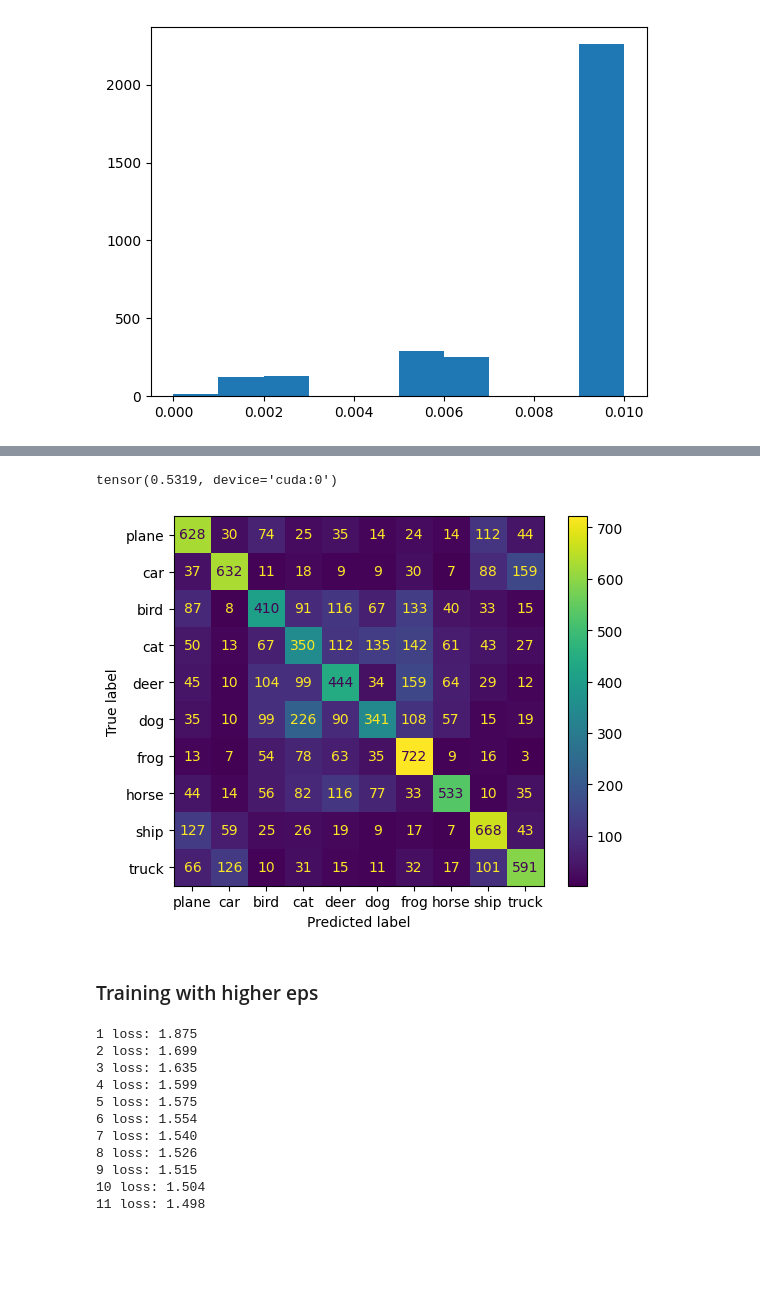
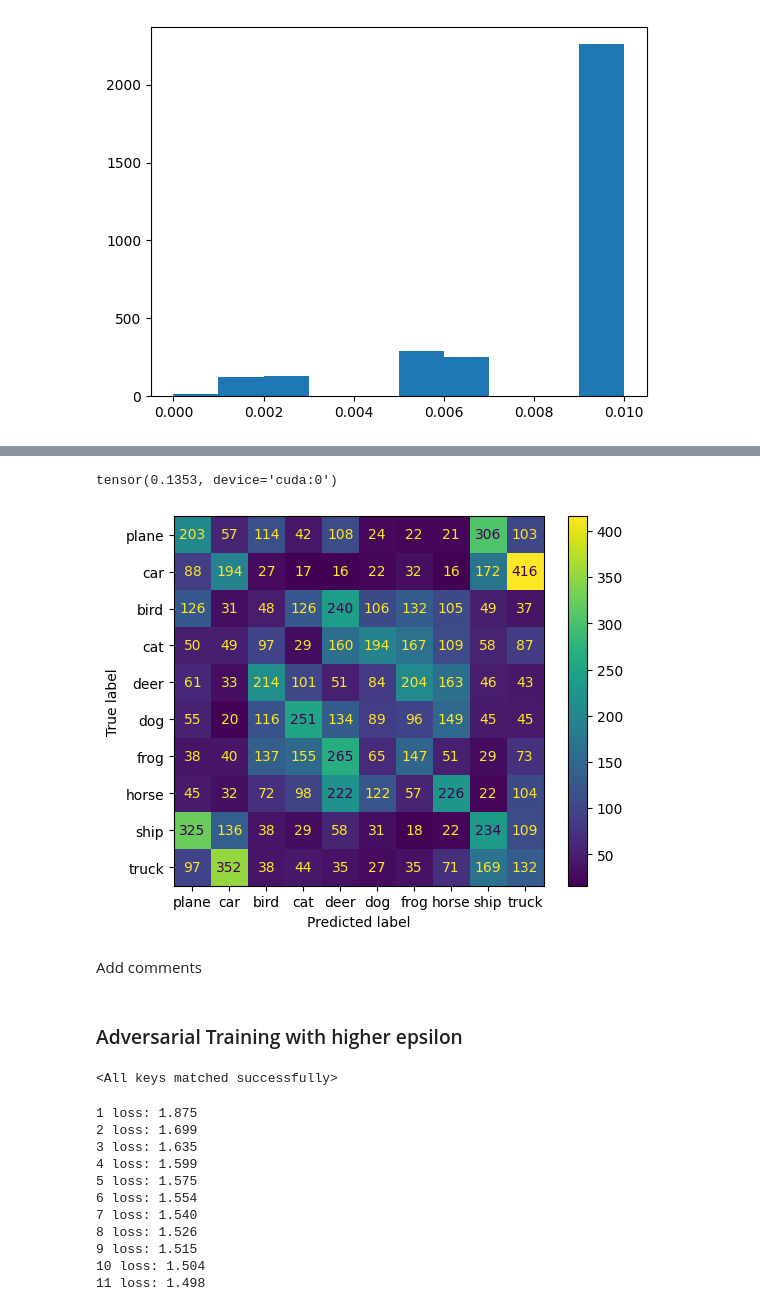
Before and after one commit to Sossio699/DLA, a Jupyter notebook: Lab4/Lab4_OOD.ipynb, the cells around one changed output, grey strips where cells are left out. Saved outputs shown, nothing was run; the diff lists cells and outputs as text; code cells hidden in the pictures; blank space fills up the shorter version.

```diff
--- a/Lab4/Lab4_OOD.ipynb
+++ b/Lab4/Lab4_OOD.ipynb
@@ -325,7 +319,8 @@ plt.legend()
 # %%
-_ = plt.hist(scores_test.detach().cpu(), 50, density=True, alpha=0.5, label='ID')
-_ = plt.hist(scores_fake.detach().cpu(), 50, density=True, alpha=0.5, label='OOD Fake')
-_ = plt.hist(scores_fake2.detach().cpu(), 50, density=True, alpha=0.5, label='OOD Cifar100')
+# Plot the *distribution* of max_softmax outputs.
+_ = plt.hist(scores_test_ms.detach().cpu(), 50, density=True, alpha=0.5, label='ID')
+_ = plt.hist(scores_fake_ms.detach().cpu(), 50, density=True, alpha=0.5, label='OOD Fake')
+_ = plt.hist(scores_fake2_ms.detach().cpu(), 50, density=True, alpha=0.5, label='OOD Cifar100')
 plt.legend()
 # %% [output]
 <matplotlib.legend.Legend at 0x...>
@@ -575,7 +590,7 @@ for it, data in  enumerate(dl_test):
     x, y = data
     x, y = x.to(device), y.to(device)
 
-    yp = model(x)
+    yp = model_adv(x)
     y_pred.append(yp.argmax(1))
     y_gt.append(y)
 
@@ -691,7 +731,7 @@ for it, data in  enumerate(dl_test):
     x, _ = fgsm.attack(x, y, model_adv)
     x, y = x.to(device), y.to(device)
 
-    yp = model(x)
+    yp = model_adv(x)
     y_pred.append(yp.argmax(1))
     y_gt.append(y)
 
@@ -743,34 +787,36 @@ Histogram with the difference of the two images on a pixel level
 # %%
 # Test the model on attacked test images
 model_adv.eval()
 y_gt, y_pred = [], []
 for it, data in  enumerate(dl_test):
     x, y = data
     # Attack the images before feeding them to the model
     x, _ = fgsm.attack(x, y, model_adv)
     x, y = x.to(device), y.to(device)
 
-    yp = model(x)
+    yp = model_adv(x)
     y_pred.append(yp.argmax(1))
     y_gt.append(y)
 
 #print(y_pred.shape)
 
 y_pred_t = torch.cat(y_pred)
 y_gt_t = torch.cat(y_gt)
 
 accuracy = sum(y_pred_t == y_gt_t)/len(y_pred_t)
 print(accuracy)
 
 cm = metrics.confusion_matrix(y_gt_t.cpu(), y_pred_t.cpu())
 disp = metrics.ConfusionMatrixDisplay(cm, display_labels=classes)
 disp.plot()
 plt.show()
 # %% [output]
-tensor(0.5319, device='cuda:0')
+tensor(0.1353, device='cuda:0')
-[figure, old version]
+[figure, new version]
+# %% [markdown]
+Add comments
 # %% [markdown]
-### Training with higher eps
+### Adversarial Training with higher epsilon
 # %%
 # Define epsilon, FGSM and model
 eps = 0.008
@@ -778,7 +824,9 @@ fgsm = FGSM(epsilon = eps, num_steps = 5)
 model_adv = CNN().to(device)
 
 # Load pretrained model
-model.load_state_dict(torch.load('./cifar10_CNN_adversarial8.pth', map_location=torch.device(device)))
+model_adv.load_state_dict(torch.load('./cifar10_CNN_adversarial8.pth', map_location=torch.device(device)))
+# %% [output]
+<All keys matched successfully>
 # %%
 # Define epsilon, FGSM and model
 eps = 0.008
```
Also changed, not shown: parts of 90 cells of this notebook.
